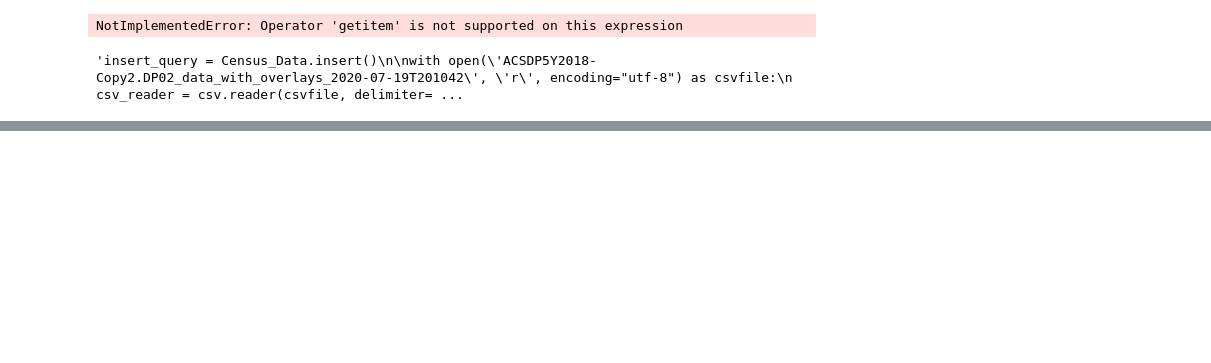
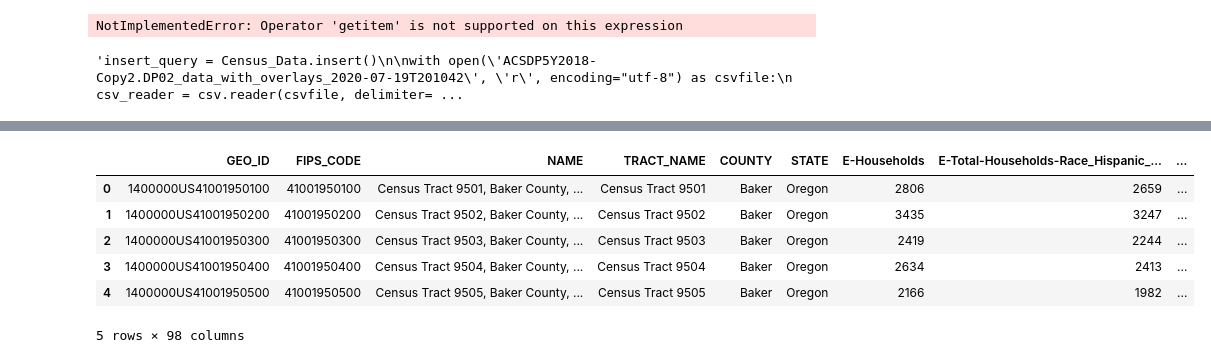
Before and after one commit to lnicholsonmesm/badass-lady-gang, a Jupyter notebook: Workspaces/Sara/Census_DataBase.ipynb, the cells around one changed output, grey strips where cells are left out. Cells and saved outputs as stored; diff of their text form; code cells hidden in the pictures; blank space fills up the shorter version.

```diff
--- a/Workspaces/Sara/Census_DataBase.ipynb
+++ b/Workspaces/Sara/Census_DataBase.ipynb
@@ -513,4 +513,4 @@ b'Skipping line 6: expected 4 fields, saw 5\nSkipping line 7: expected 4 fields,
 # %%
-df = pd.read_csv('CompInt_Race_TblS2802.csv', 'r', encoding="utf-8", error_bad_lines = False)
+df = pd.read_csv('CompInt_Race_TblS2802.csv', encoding="utf-8", error_bad_lines = False)
 df.to_sql('Race_Data', conn, if_exists='replace', index=False)
 # %% [output]
@@ -534,3 +521,13 @@ df.to_sql('Race_Data', conn, if_exists='replace', index=False)
+# %%
+df.head()
+# %% [output]
+|  | GEO_ID | FIPS_CODE | NAME | TRACT_NAME | COUNTY | STATE | E-Households | E-Total-Households-Race_Hispanic_... | ... |
+| 0 | 1400000US41001950100 | 41001950100 | Census Tract 9501, Baker County, ... | Census Tract 9501 | Baker | Oregon | 2806 | 2659 | ... |
+| 1 | 1400000US41001950200 | 41001950200 | Census Tract 9502, Baker County, ... | Census Tract 9502 | Baker | Oregon | 3435 | 3247 | ... |
+| 2 | 1400000US41001950300 | 41001950300 | Census Tract 9503, Baker County, ... | Census Tract 9503 | Baker | Oregon | 2419 | 2244 | ... |
+| 3 | 1400000US41001950400 | 41001950400 | Census Tract 9504, Baker County, ... | Census Tract 9504 | Baker | Oregon | 2634 | 2413 | ... |
+| 4 | 1400000US41001950500 | 41001950500 | Census Tract 9505, Baker County, ... | Census Tract 9505 | Baker | Oregon | 2166 | 1982 | ... |
+5 rows × 98 columns
 # %%
 df = pd.read_csv('CompInt_Race_TblS2802_Metadata.csv', 'r', encoding="utf-8", error_bad_lines = False)
 df.to_sql('Race_MetaData', conn, if_exists='replace', index=False)
```
Also changed, not shown: parts of 8 cells of this notebook, 4 other files.
